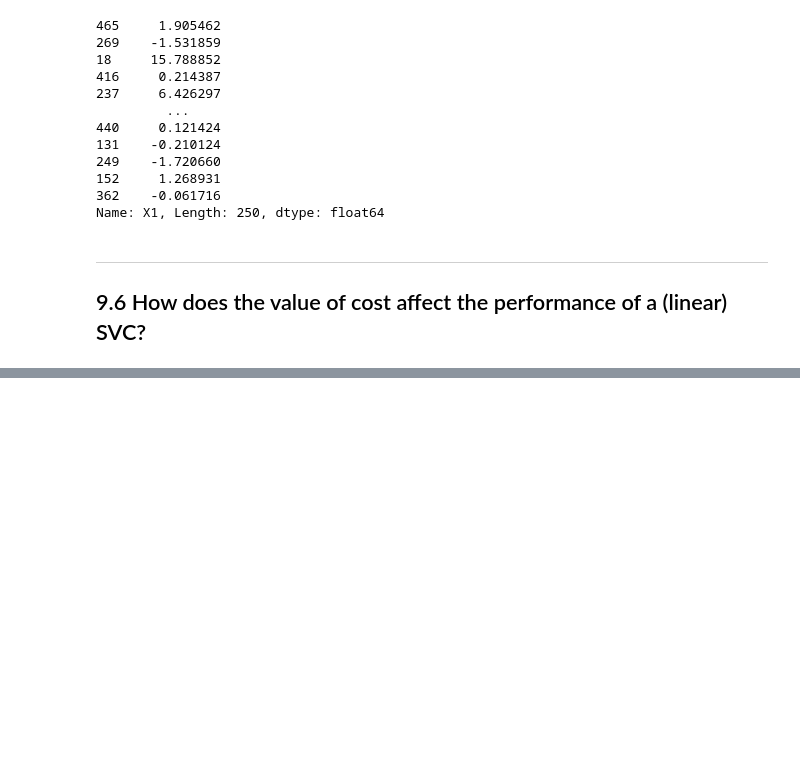
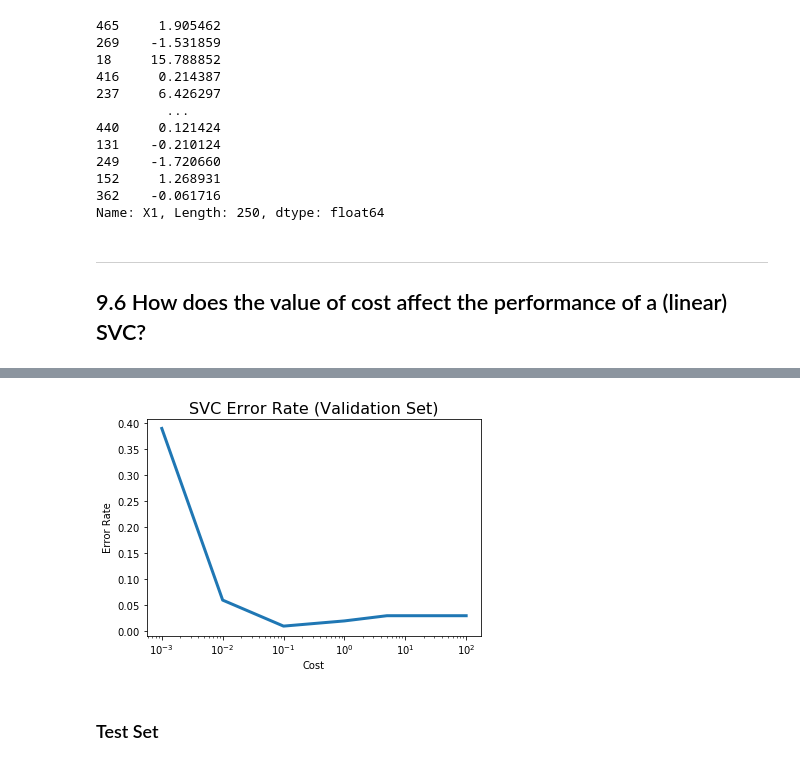
Before and after one commit to Morgan-Sell/islr-labs-exercises-python, a Jupyter notebook: exercises/09_svm_exercise.ipynb, the cells around one changed output, grey strips where cells are left out. Drawn from its saved outputs; the diff is of its cells as text; code cells hidden in the pictures; blank space fills up the shorter version.

```diff
--- a/exercises/09_svm_exercise.ipynb
+++ b/exercises/09_svm_exercise.ipynb
@@ -193,11 +193,12 @@ Text(0, 0.5, 'Y1')
 # %%
-X_train, X_test, y_train, y_test = train_test_split(X, y, test_size=0.50, random_state=3)
+X_train, X_test, y_train, y_test = train_test_split(X, y, test_size=0.80, random_state=3)
 # %%
 cost_values = [0.001, 0.01, 0.1, 1, 5, 10, 100]
 cross_val_scores = []
 
 for cost in cost_values:
-    svc = SVC(C=cost)
-    cv = cross_val_score(svc, X_train, y_train, scoring='accuracy', n_jobs=-1, cv=5).mean()
-    cv = 1-cv
+    svc = SVC(C=cost, kernel='linear', random_state=3)
+    cv = np.mean(1 - cross_val_score(svc, X_train, y_train, scoring='accuracy', n_jobs=-1, cv=5))
     cross_val_scores.append(cv)
+    print('\ncost = ', cost)
+    print('Cross Val Error: %.3f' % cv)
@@ -204,5 +226,12 @@ for cost in cost_values:
 # %%
 fig, ax = plt.subplots(figsize=(6,4))
 
 ax.plot(cost_values, cross_val_scores, linewidth=3)
-ax.set_title('SVC Error Rate by Cost Value ')
+ax.set_title('SVC Error Rate (Validation Set)', fontsize=16)
+ax.set_xlabel('Cost')
+ax.set_xscale('log')
+ax.set_ylabel('Error Rate');
+# %% [output]
+[figure, added]
+# %% [markdown]
+### Test Set
```
Also changed, not shown: parts of 9 cells of this notebook.
